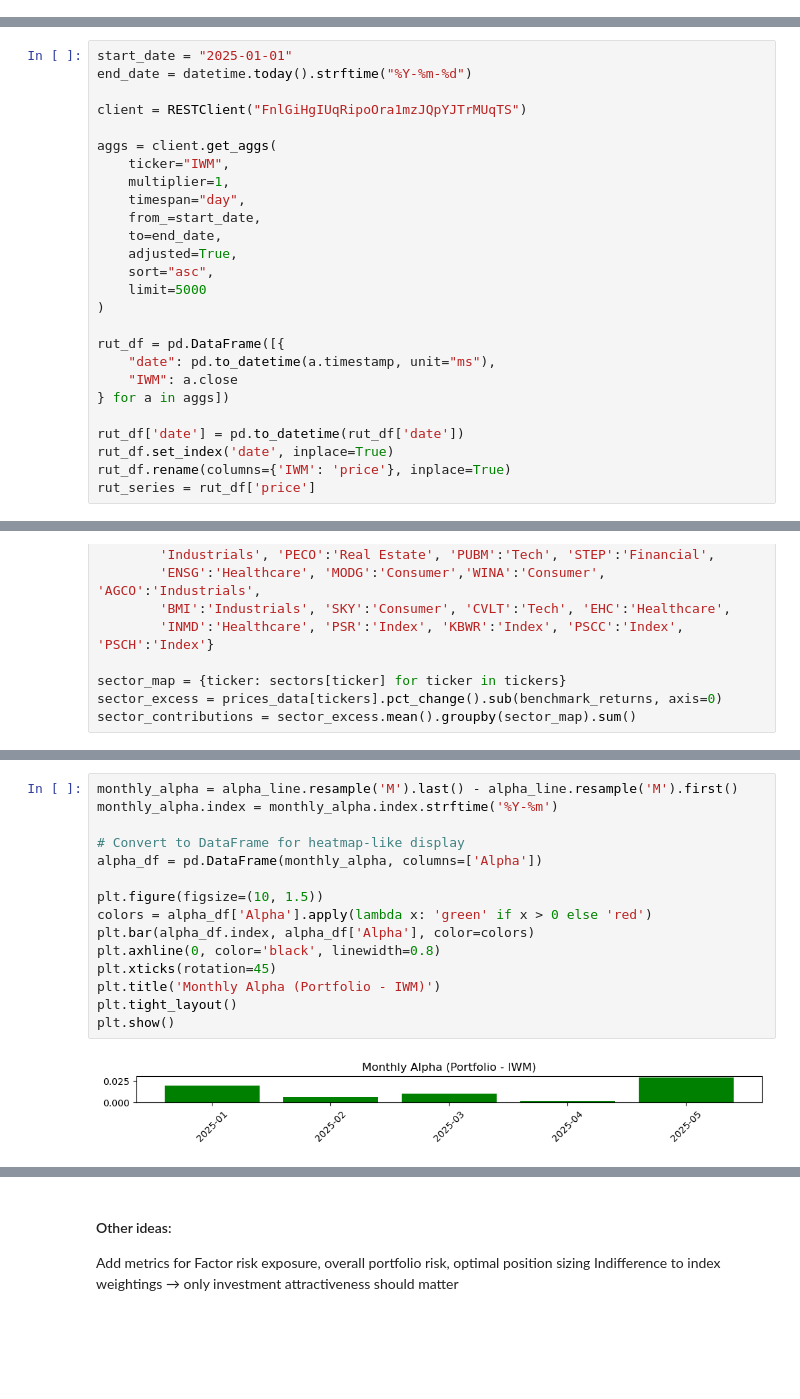
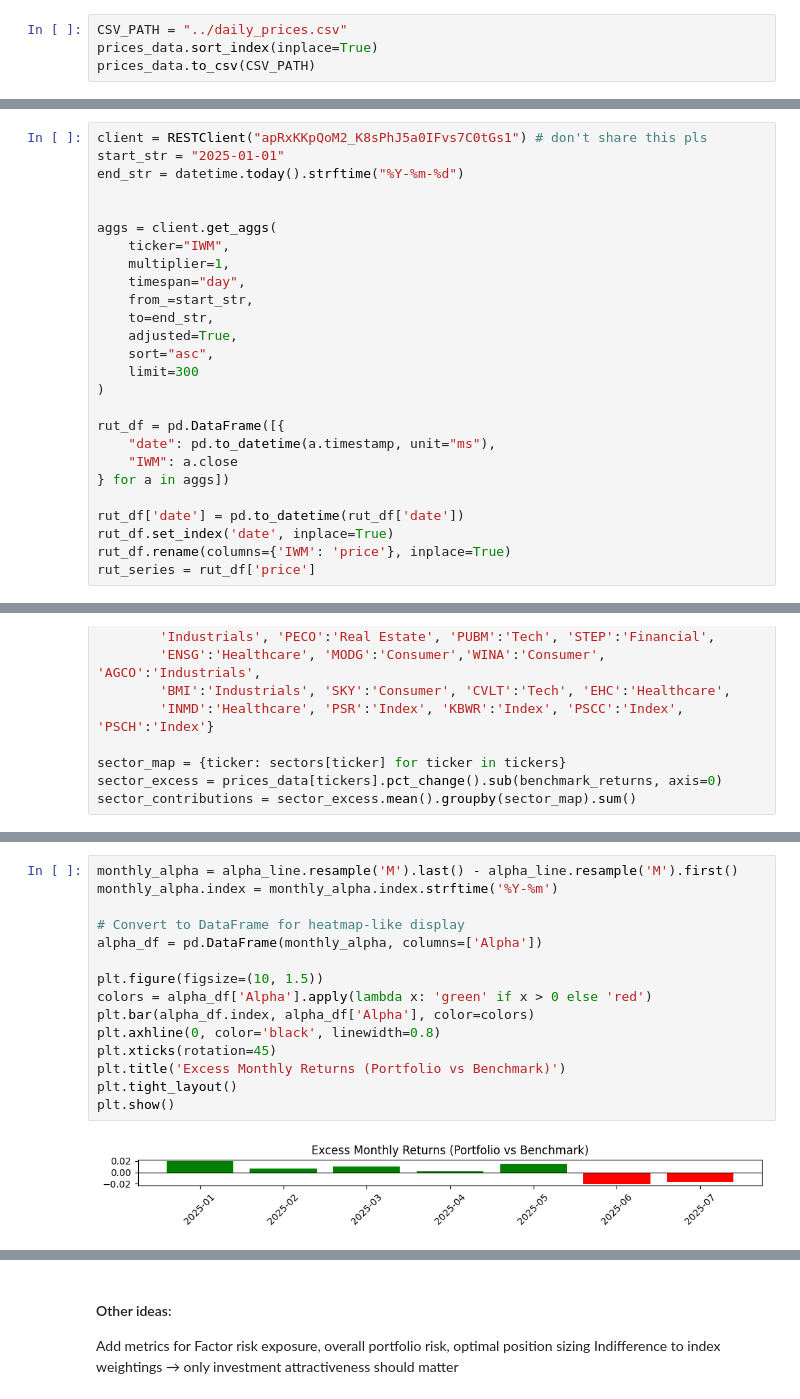
Before and after one commit to jfour1e/BUFC-fund-dashboard, a Jupyter notebook: notebooks/bufc_analysis.ipynb, the cells around one changed output, grey strips where cells are left out. Cells and saved outputs as stored; diff of their text form; blank space fills up the shorter version.

Commit message:
resolved data fetch methods, updated CSV storage for efficient fetching

```diff
--- a/notebooks/bufc_analysis.ipynb
+++ b/notebooks/bufc_analysis.ipynb
@@ -69,3 +135,7 @@ NameError: name 'pd' is not defined
+# %%
+CSV_PATH = "../daily_prices.csv"
+prices_data.sort_index(inplace=True)
+prices_data.to_csv(CSV_PATH)
 # %%
 #define new portfolio df
 columns = ['Ticker', 'shares', 'cost basis', 'current value', 'return', 'weights']
@@ -131,18 +201,18 @@ Total portfolio value as of 2025-05-19: $1,189,625.39
 # %%
-start_date = "2025-01-01"
-end_date = datetime.today().strftime("%Y-%m-%d")
+client = RESTClient("apRxKKpQoM2_K8sPhJ5a0IFvs7C0tGs1") # don't share this pls
+start_str = "2025-01-01"
+end_str = datetime.today().strftime("%Y-%m-%d")
 
-client = RESTClient("FnlGiHgIUqRipoOra1mzJQpYJTrMUqTS")
 
 aggs = client.get_aggs(
     ticker="IWM",
     multiplier=1,
     timespan="day",
-    from_=start_date,
-    to=end_date,
+    from_=start_str,
+    to=end_str,
     adjusted=True,
     sort="asc",
-    limit=5000
+    limit=300
 )
 
 rut_df = pd.DataFrame([{
@@ -219,20 +289,20 @@ plt.show()
 # %%
 monthly_alpha = alpha_line.resample('M').last() - alpha_line.resample('M').first()
 monthly_alpha.index = monthly_alpha.index.strftime('%Y-%m')
 
 # Convert to DataFrame for heatmap-like display
 alpha_df = pd.DataFrame(monthly_alpha, columns=['Alpha'])
 
 plt.figure(figsize=(10, 1.5))
 colors = alpha_df['Alpha'].apply(lambda x: 'green' if x > 0 else 'red')
 plt.bar(alpha_df.index, alpha_df['Alpha'], color=colors)
 plt.axhline(0, color='black', linewidth=0.8)
 plt.xticks(rotation=45)
-plt.title('Monthly Alpha (Portfolio - IWM)')
+plt.title('Excess Monthly Returns (Portfolio vs Benchmark)')
 plt.tight_layout()
 plt.show()
 # %% [output]
-[figure, old version]
+[figure, new version]
 # %%
 plt.figure(figsize=(12, 6))
 plt.plot(portfolio_cum, label='Portfolio', color='blue')
```
Also changed, not shown: parts of 7 cells of this notebook.
